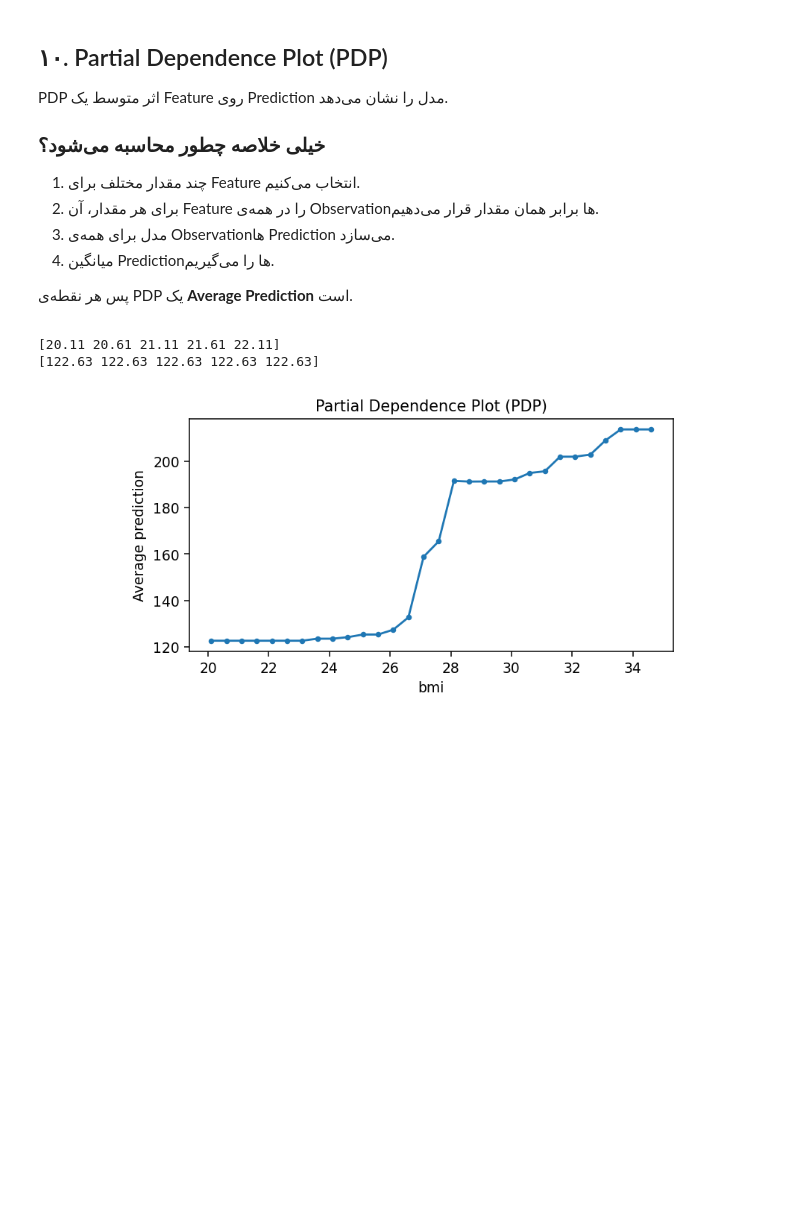
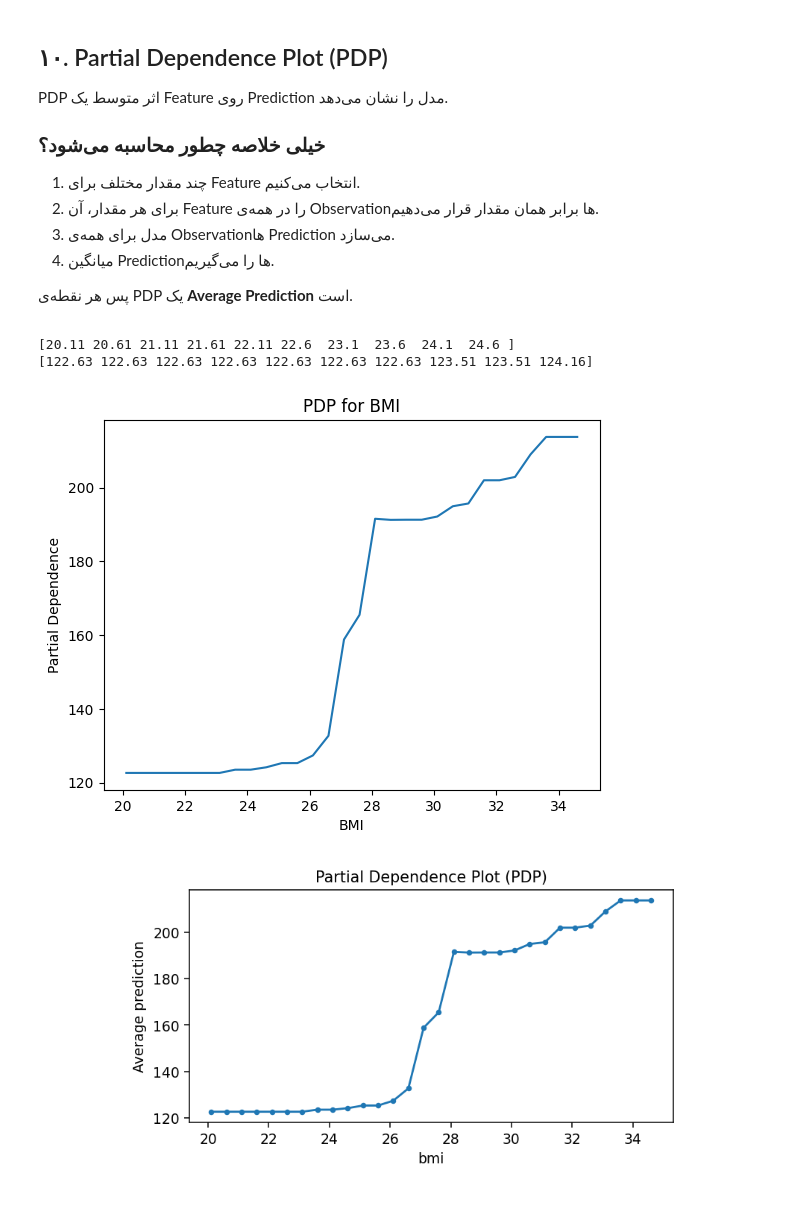
Before and after one commit to hamed-naseri/machine-learning-course-aut, a Jupyter notebook: Session_7/Session_7.ipynb, the cells around one changed output. Saved outputs shown, nothing was run; the diff lists cells and outputs as text; code cells hidden in the pictures; blank space fills up the shorter version.

```diff
--- a/Session_7/Session_7.ipynb
+++ b/Session_7/Session_7.ipynb
@@ -510,11 +531,28 @@ pdp_result = partial_dependence(
     grid_resolution=30
 )
 
-print(np.round(pdp_result["grid_values"][0][:5], 2))
-print(np.round(pdp_result["average"][0][:5], 2))
+print(np.round(pdp_result["grid_values"][0][:10], 2))
+print(np.round(pdp_result["average"][0][:10], 2))
 # %% [output]
-[20.11 20.61 21.11 21.61 22.11]
-[122.63 122.63 122.63 122.63 122.63]
+[20.11 20.61 21.11 21.61 22.11 22.6  23.1  23.6  24.1  24.6 ]
+[122.63 122.63 122.63 122.63 122.63 122.63 122.63 123.51 123.51 124.16]
+# %%
+import matplotlib.pyplot as plt
+x = pdp_result["grid_values"][0]
+
+# y = Partial Dependence
+y = pdp_result["average"][0]
+
+# Plot
+plt.plot(x, y)
+
+plt.xlabel("BMI")
+plt.ylabel("Partial Dependence")
+plt.title("PDP for BMI")
+
+plt.show()
+# %% [output]
+[figure, added]
 # %% [markdown]
 <div dir="rtl">
 
```
Also changed, not shown: parts of 6 cells of this notebook.
